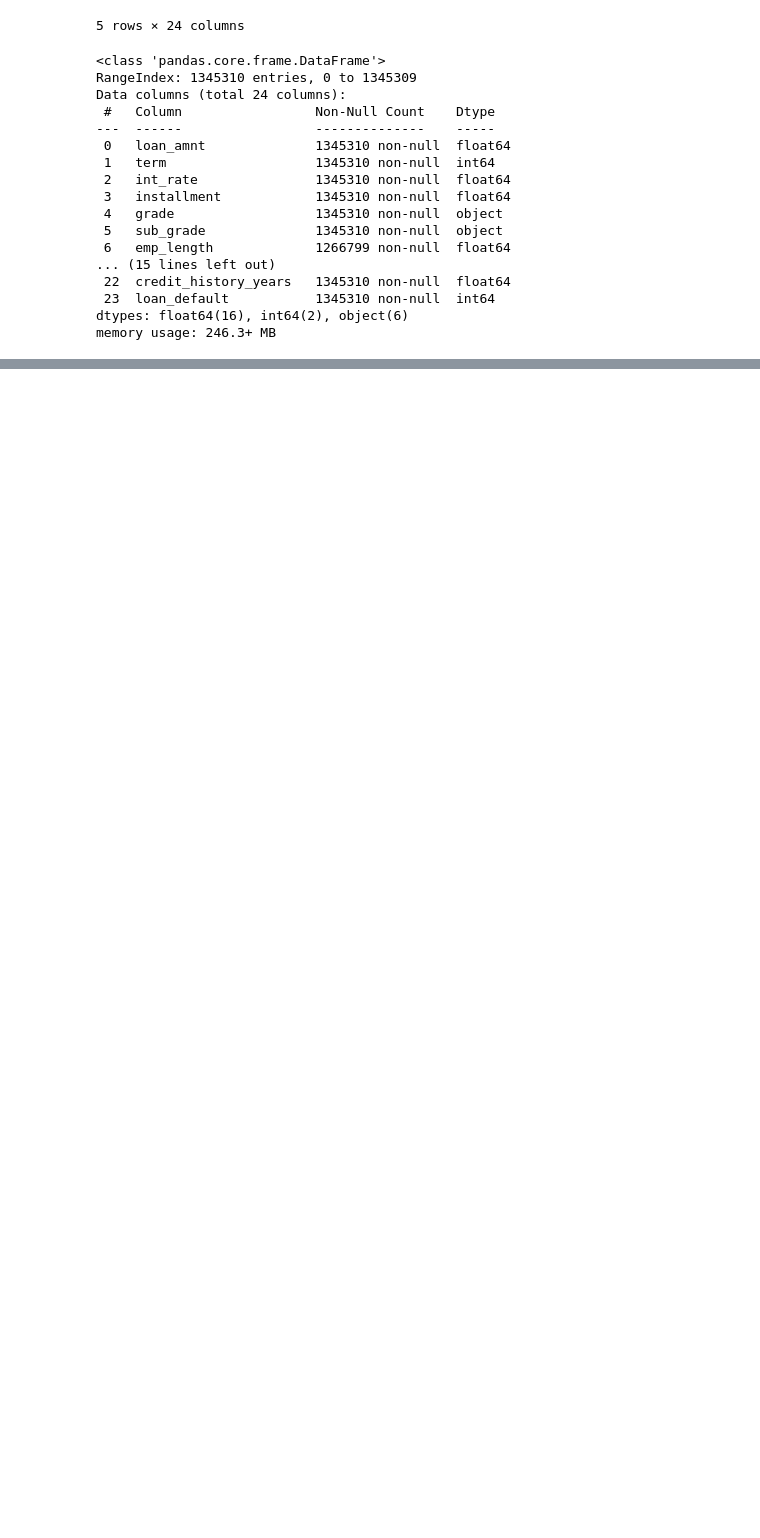
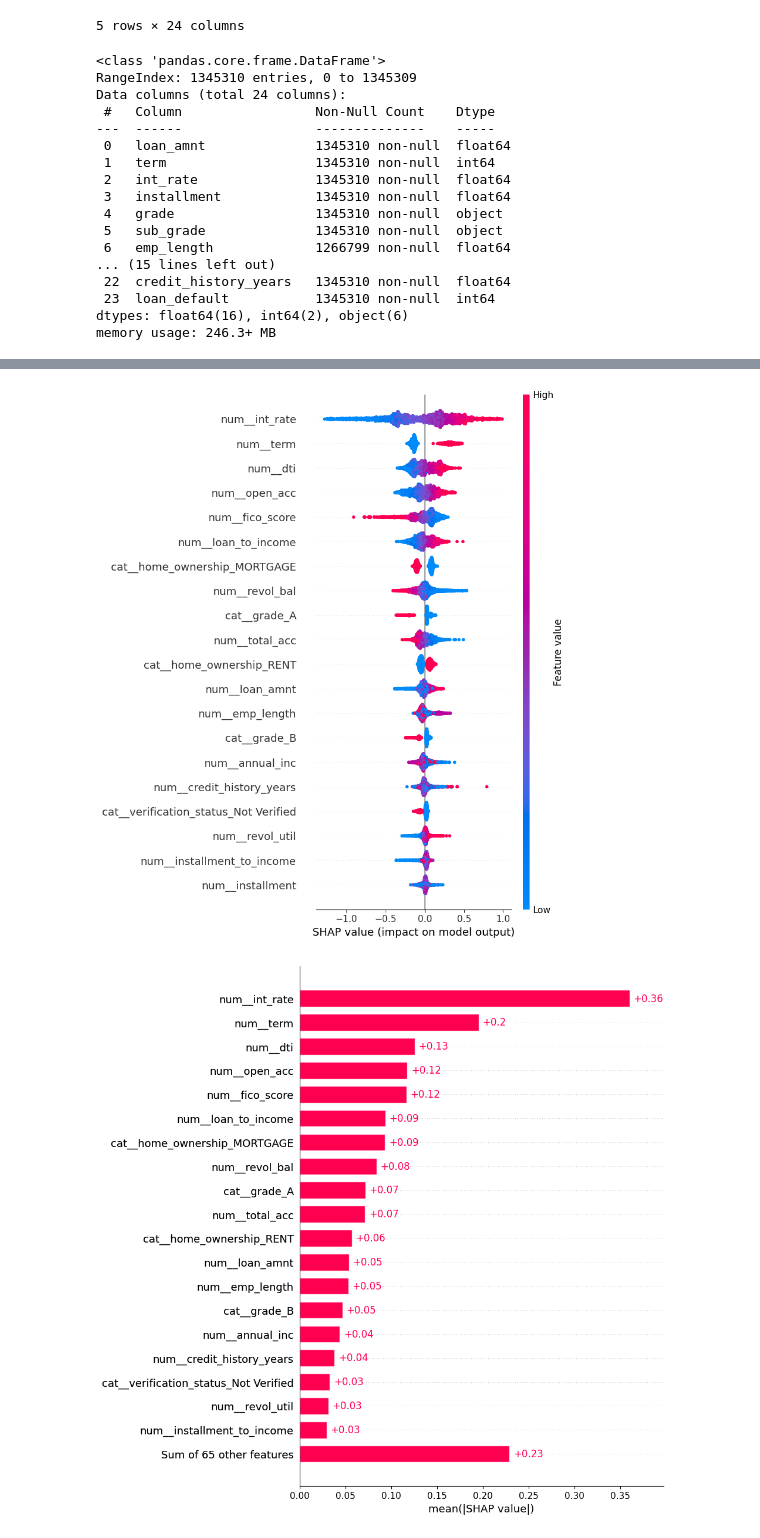
Before and after one commit to souradipdey166/lending-club-default-predictor, a Jupyter notebook: 00_experiment.ipynb, the cells around one changed output, grey strips where cells are left out. Saved outputs shown, nothing was run; the diff lists cells and outputs as text; code cells hidden in the pictures; blank space fills up the shorter version.

Commit message:
Upgrade lending club project with XGBoost API and deployment

```diff
--- a/00_experiment.ipynb
+++ b/00_experiment.ipynb
@@ -1060,0 +1167,37 @@ ROC-AUC  : 0.7035
+# %%
+import shap
+import pandas as pd
+
+# Transform data through preprocessing steps only (not the model step) -
+# SHAP needs the data in the same form the model actually sees it.
+X_test_capped = best_xgb.named_steps["outlier_capper"].transform(X_test)
+X_test_transformed = best_xgb.named_steps["preprocessor"].transform(X_test_capped)
+feature_names = best_xgb.named_steps["preprocessor"].get_feature_names_out()
+
+X_test_shap = pd.DataFrame(X_test_transformed, columns=feature_names, index=X_test.index)
+
+# SHAP on the full test set can be slow - sample for a stable, fast global view
+sample_df = X_test_shap.sample(n=min(2000, len(X_test_shap)), random_state=RANDOM_STATE)
+
+# Extract the actual XGBoost model from the pipeline
+xgb_model = best_xgb.named_steps["XGB"]
+
+explainer = shap.TreeExplainer(xgb_model)
+shap_values = explainer(sample_df)
+
+# =========================
+# GLOBAL SUMMARY PLOT
+# =========================
+# One dot per (row, feature). Position = impact on prediction (toward
+# default vs no-default). Color = the feature's actual value (high/low).
+shap.summary_plot(shap_values, sample_df, max_display=20)
+
+# =========================
+# GLOBAL FEATURE IMPORTANCE (mean |SHAP value|)
+# =========================
+# Simpler ranked view - which features matter most overall, regardless
+# of direction.
+shap.plots.bar(shap_values, max_display=20)
+# %% [output]
+[figure, added]
+[figure, added]
```
Also changed, not shown: parts of 28 cells of this notebook, 19 other files.
